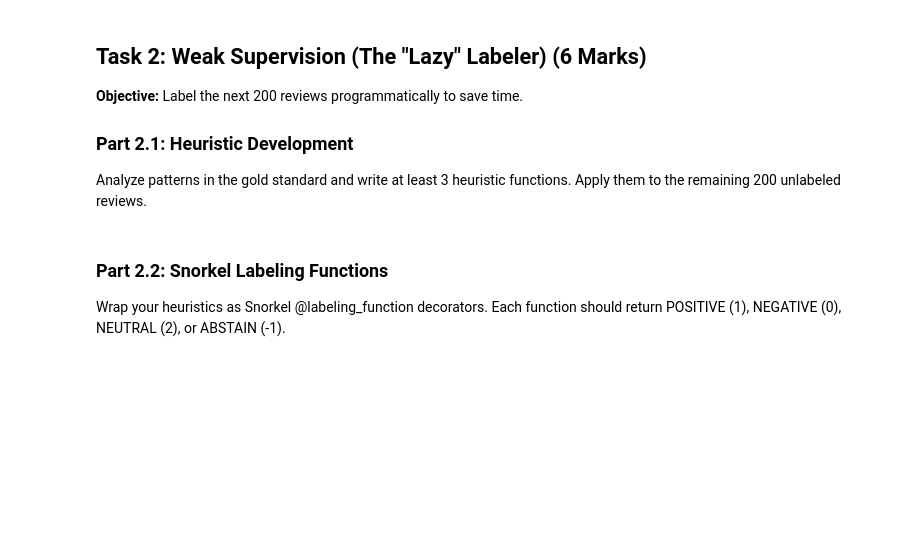
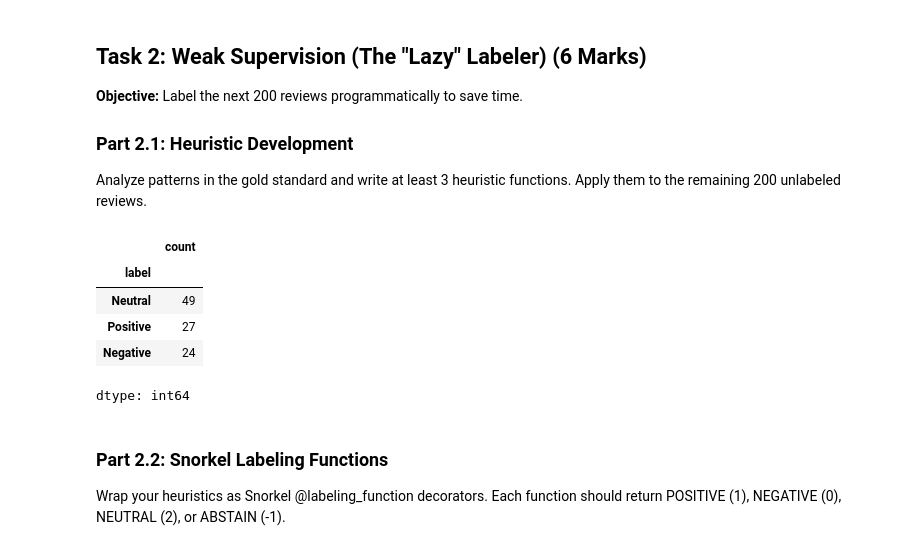
Before and after one commit to Destructor169/cs-203-stt-ai, a Jupyter notebook: assignments/assignment2_stt.ipynb, the cells around one changed output. Drawn from its saved outputs; the diff is of its cells as text; code cells hidden in the pictures; blank space fills up the shorter version.

```diff
--- a/assignments/assignment2_stt.ipynb
+++ b/assignments/assignment2_stt.ipynb
@@ -317,15 +325,24 @@ Apply them to the remaining 200 unlabeled reviews.
 # %%
 # Constants for labeling functions
 POSITIVE = 1
 NEGATIVE = 0
 NEUTRAL = 2
 ABSTAIN = -1
 
 # TODO: Load gold standard to analyze patterns
-
+gold_df = pd.read_csv("/content/drive/MyDrive/dataset/STT/gold_standard_100.csv")
 
 # TODO: Analyze patterns (e.g., common positive/negative words, review length, etc.)
 # This will help you design effective heuristics
+
+gold_df['label'].value_counts()
+# %% [output]
+|  | count |
+| label |  |
+| Neutral | 49 |
+| Positive | 27 |
+| Negative | 24 |
+dtype: int64
 # %% [markdown]
 ### Part 2.2: Snorkel Labeling Functions
 
```
Also changed, not shown: parts of 15 cells of this notebook.
